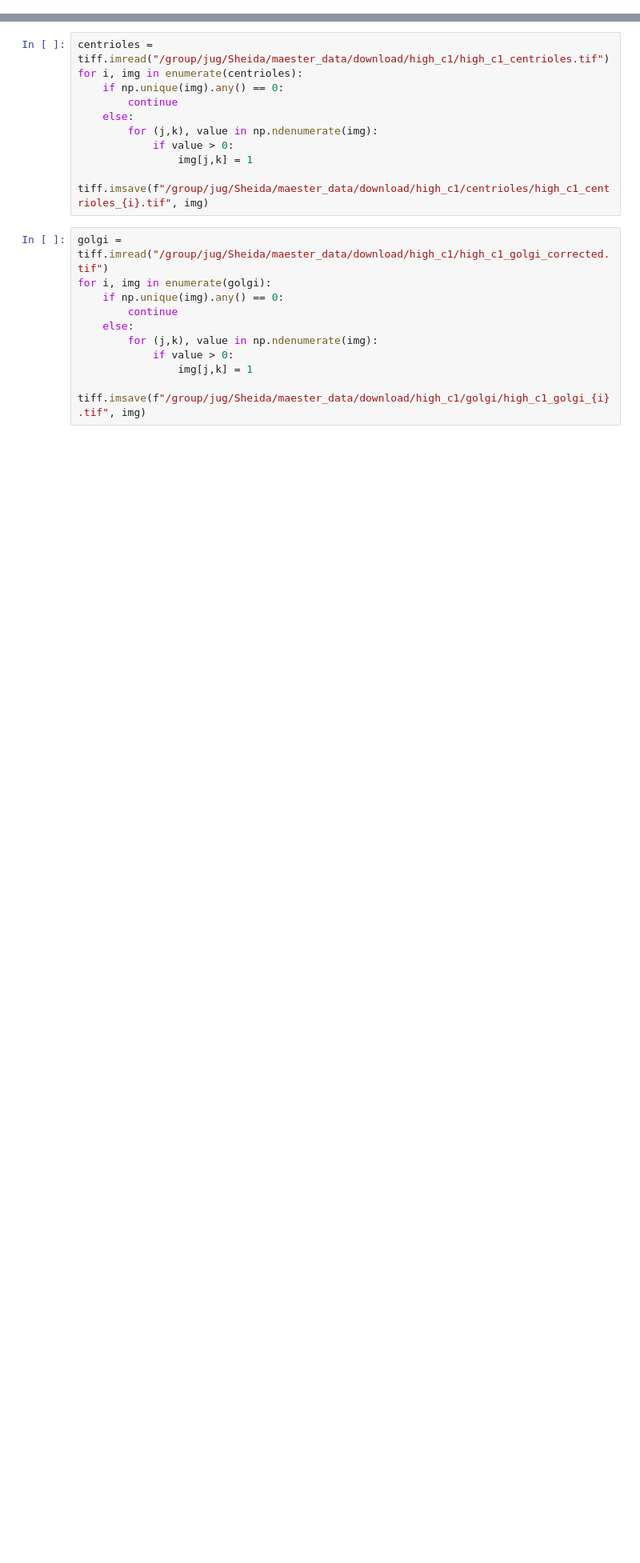
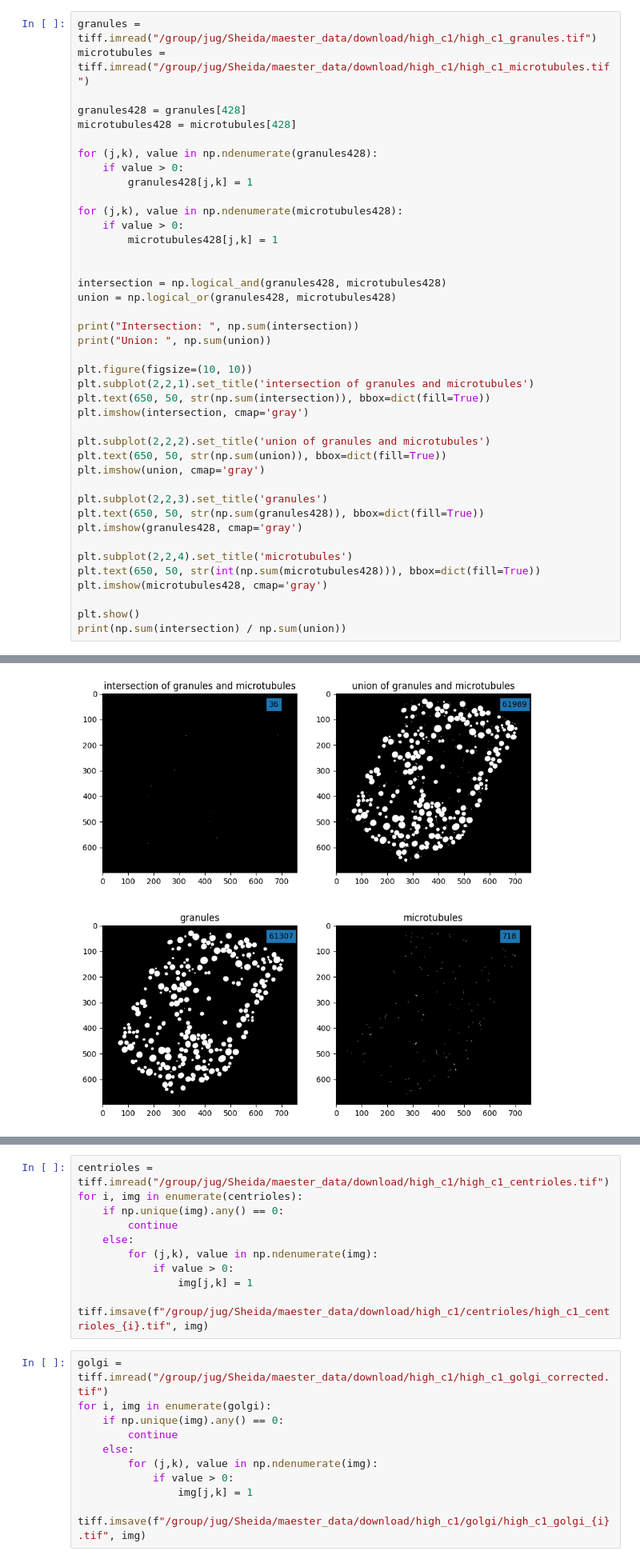
Before and after one commit to shei-dark/HDN, a Jupyter notebook: examples/Pixel_Noise/Convallaria/gt.ipynb, the cells around one changed output, grey strips where cells are left out. Shown at 80% size. Cells and saved outputs as stored; diff of their text form; blank space fills up the shorter version.

```diff
--- a/examples/Pixel_Noise/Convallaria/gt.ipynb
+++ b/examples/Pixel_Noise/Convallaria/gt.ipynb
@@ -3,0 +143,42 @@ import numpy as np
+# %%
+granules = tiff.imread("/group/jug/Sheida/maester_data/download/high_c1/high_c1_granules.tif")
+microtubules = tiff.imread("/group/jug/Sheida/maester_data/download/high_c1/high_c1_microtubules.tif")
+
+granules428 = granules[428]
+microtubules428 = microtubules[428]
+
+for (j,k), value in np.ndenumerate(granules428):
+    if value > 0:
+        granules428[j,k] = 1
+
+for (j,k), value in np.ndenumerate(microtubules428):
+    if value > 0:
+        microtubules428[j,k] = 1
+
+
+intersection = np.logical_and(granules428, microtubules428)
+union = np.logical_or(granules428, microtubules428)
+
+print("Intersection: ", np.sum(intersection))
+print("Union: ", np.sum(union))
+
+plt.figure(figsize=(10, 10))
+plt.subplot(2,2,1).set_title('intersection of granules and microtubules')
+plt.text(650, 50, str(np.sum(intersection)), bbox=dict(fill=True))
+plt.imshow(intersection, cmap='gray')
+
+plt.subplot(2,2,2).set_title('union of granules and microtubules')
+plt.text(650, 50, str(np.sum(union)), bbox=dict(fill=True))
+plt.imshow(union, cmap='gray')
+
+plt.subplot(2,2,3).set_title('granules')
+plt.text(650, 50, str(np.sum(granules428)), bbox=dict(fill=True))
+plt.imshow(granules428, cmap='gray')
+
+plt.subplot(2,2,4).set_title('microtubules')
+plt.text(650, 50, str(int(np.sum(microtubules428))), bbox=dict(fill=True))
+plt.imshow(microtubules428, cmap='gray')
+
+plt.show()
+print(np.sum(intersection) / np.sum(union))
+# %% [output]
@@ -3,0 +187 @@ import numpy as np
+[figure, added]
```
Also changed, not shown: parts of 10 cells of this notebook, 1 other file.
